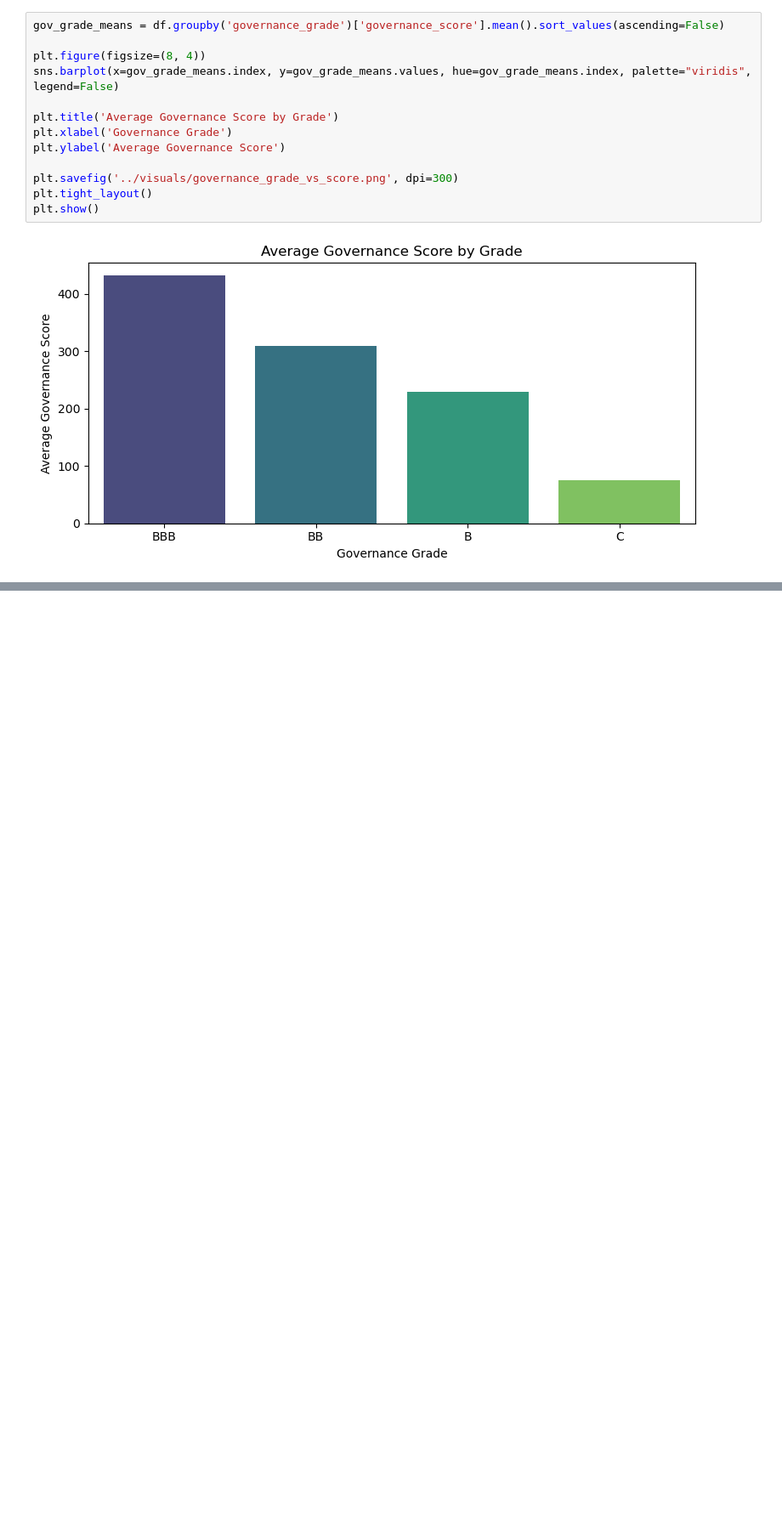
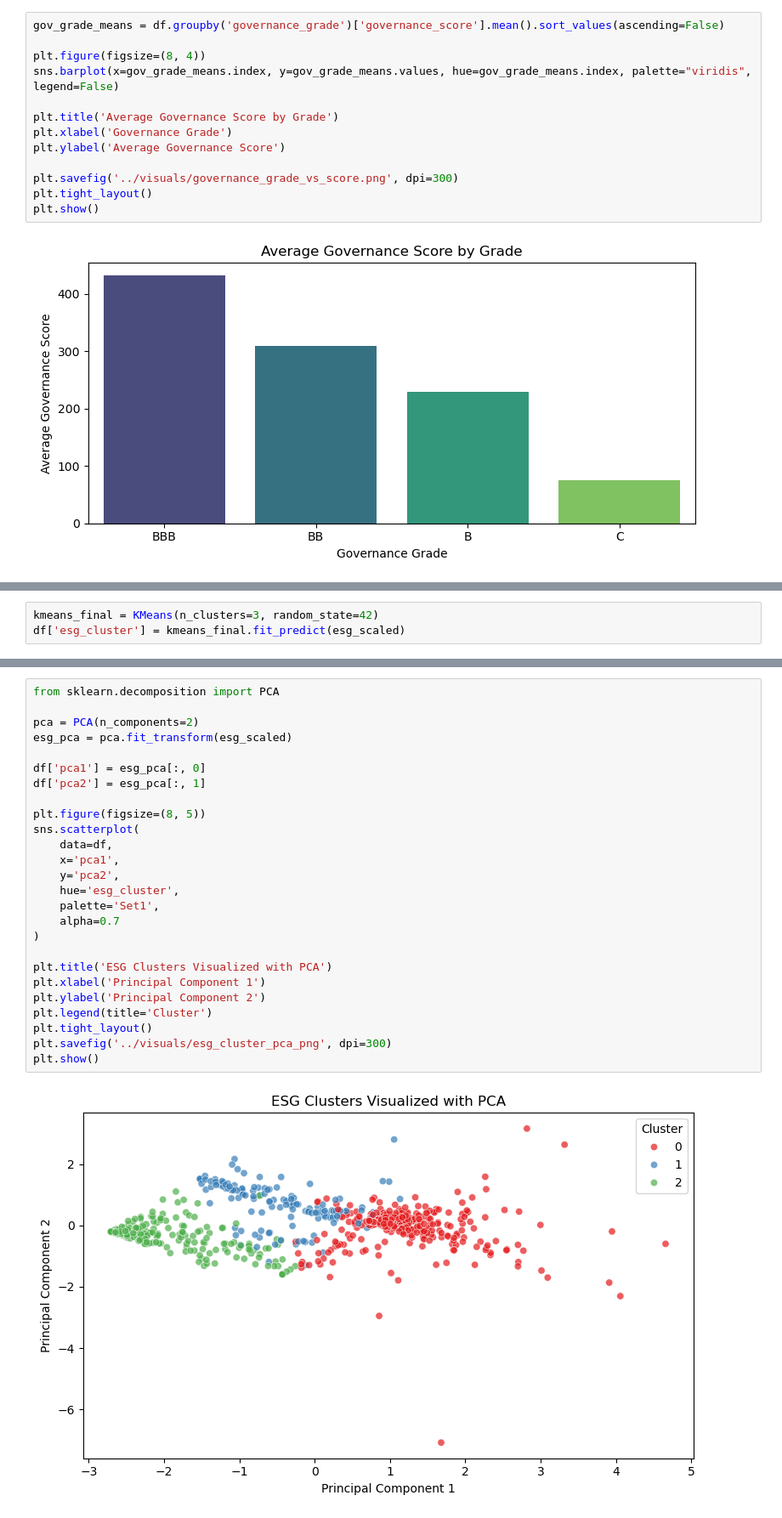
Before and after one commit to Bshaia/data-analysis-portfolio, a Jupyter notebook: corporate-greenwashing/notebooks/01_data_exploration.ipynb, the cells around one changed output, grey strips where cells are left out. Shown at 85% size. Drawn from its saved outputs; the diff is of its cells as text; blank space fills up the shorter version.

```diff
--- a/corporate-greenwashing/notebooks/01_data_exploration.ipynb
+++ b/corporate-greenwashing/notebooks/01_data_exploration.ipynb
@@ -249,0 +282,3 @@ plt.show()
+# %%
+kmeans_final = KMeans(n_clusters=3, random_state=42)
+df['esg_cluster'] = kmeans_final.fit_predict(esg_scaled)
@@ -249,0 +293,28 @@ plt.show()
+# %%
+from sklearn.decomposition import PCA
+
+pca = PCA(n_components=2)
+esg_pca = pca.fit_transform(esg_scaled)
+
+df['pca1'] = esg_pca[:, 0]
+df['pca2'] = esg_pca[:, 1]
+
+plt.figure(figsize=(8, 5))
+sns.scatterplot(
+    data=df,
+    x='pca1',
+    y='pca2',
+    hue='esg_cluster',
+    palette='Set1',
+    alpha=0.7
+)
+
+plt.title('ESG Clusters Visualized with PCA')
+plt.xlabel('Principal Component 1')
+plt.ylabel('Principal Component 2')
+plt.legend(title='Cluster')
+plt.tight_layout()
+plt.savefig('../visuals/esg_cluster_pca_png', dpi=300)
+plt.show()
+# %% [output]
+[figure, added]
```
Also changed, not shown: parts of 3 cells of this notebook, 2 other files.
